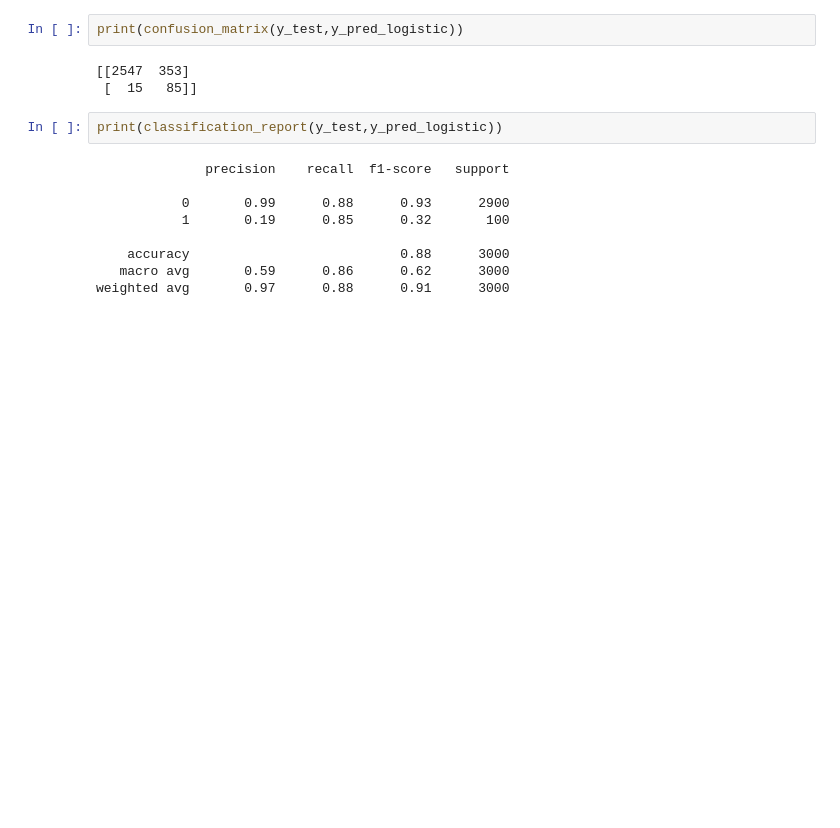
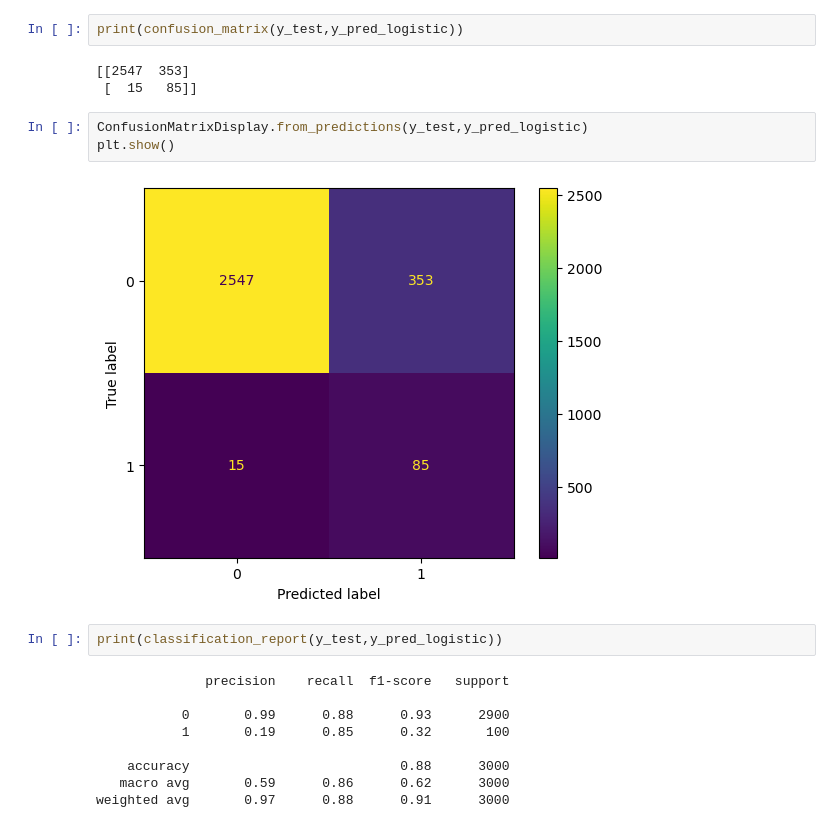
Before and after one commit to NuoLeiNYU/loan-default-prediction, a Jupyter notebook: loan-default-prediction.ipynb, the cells around one changed output. Drawn from its saved outputs; the diff is of its cells as text; blank space fills up the shorter version.

```diff
--- a/loan-default-prediction.ipynb
+++ b/loan-default-prediction.ipynb
@@ -348,6 +349,11 @@ print(confusion_matrix(y_test,y_pred_logistic))
 # %% [output]
 [[2547  353]
  [  15   85]]
+# %%
+ConfusionMatrixDisplay.from_predictions(y_test,y_pred_logistic)
+plt.show()
+# %% [output]
+[figure, added]
 # %%
 print(classification_report(y_test,y_pred_logistic))
 # %% [output]
```
Also changed, not shown: parts of 32 cells of this notebook, 9 other files.
